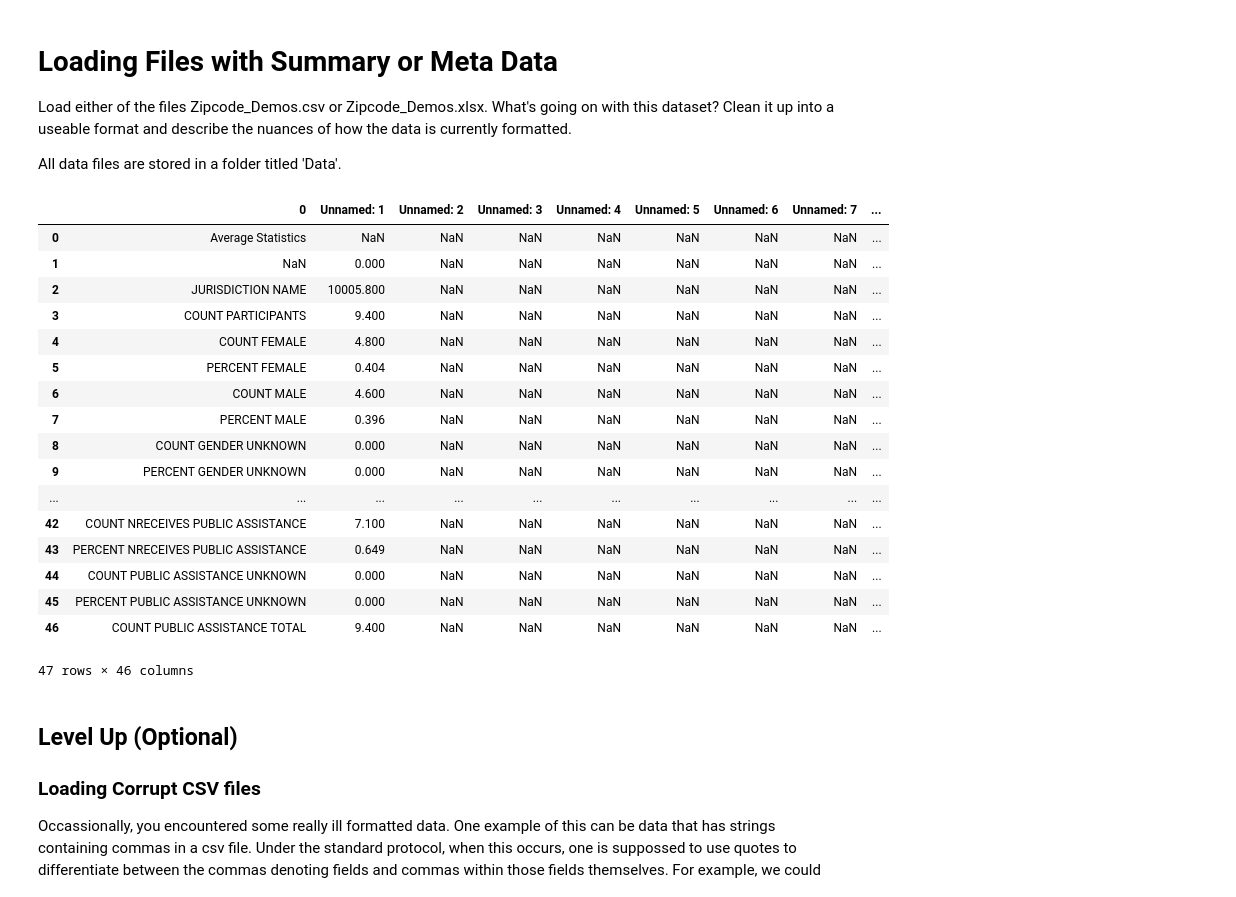
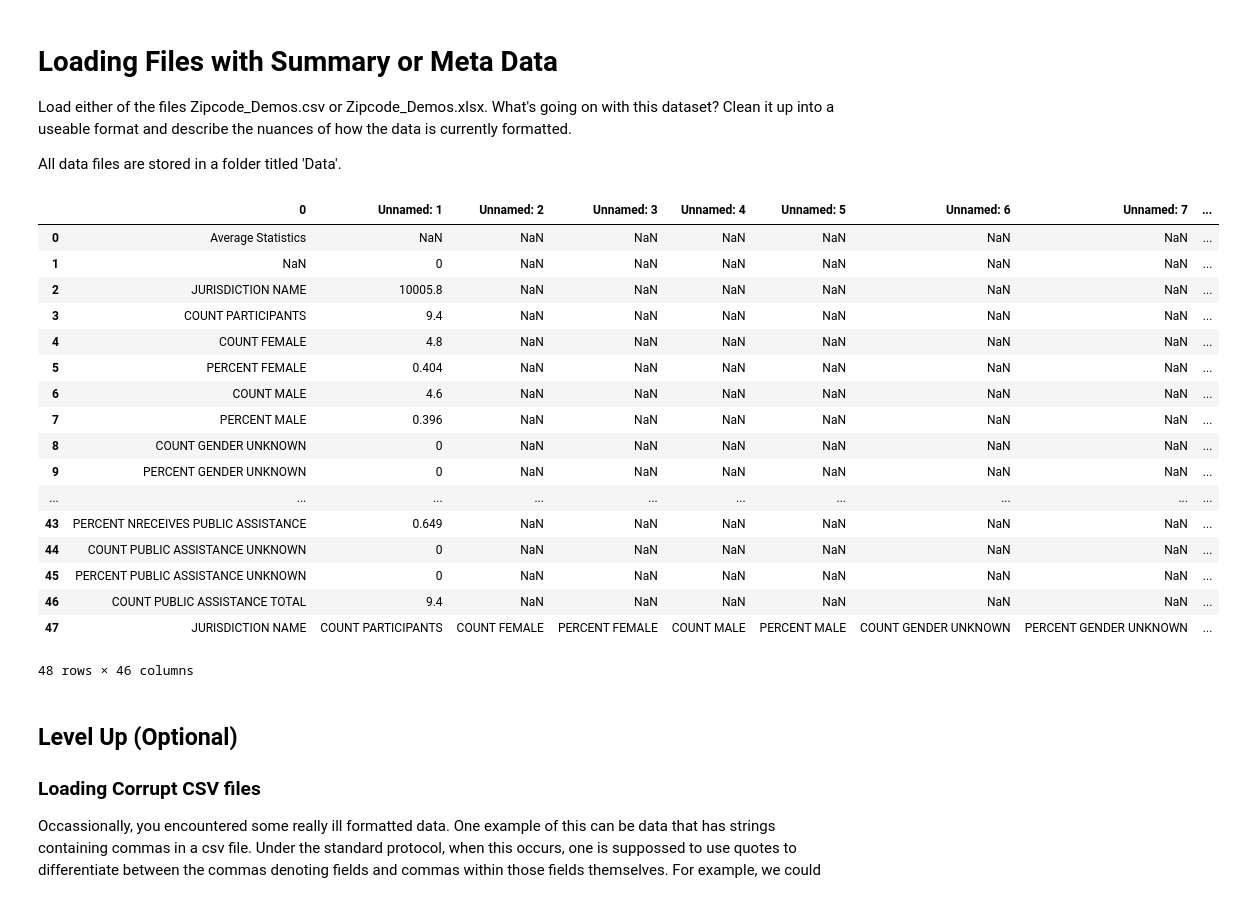
Before and after one commit to worldyne/dsc-1-03-05-importing-data-using-pandas-lab-seattle-ds-career-040119, a Jupyter notebook: index.ipynb, the cells around one changed output. Saved outputs shown, nothing was run; the diff lists cells and outputs as text; code cells hidden in the pictures.

```diff
--- a/index.ipynb
+++ b/index.ipynb
@@ -20,30 +20,30 @@ All data files are stored in a folder titled 'Data'.
 # %%
 #Your code here
 import pandas as pd
 
 df = pd.read_excel('Data/Zipcode_Demos.xlsx', header=48)
 df
-df2 = pd.read_excel('Data/Zipcode_Demos.xlsx',nrows=47)
+df2 = pd.read_excel('Data/Zipcode_Demos.xlsx',nrows=48)
 df2
 # %% [output]
 |  | 0 | Unnamed: 1 | Unnamed: 2 | Unnamed: 3 | Unnamed: 4 | Unnamed: 5 | Unnamed: 6 | Unnamed: 7 | ... |
 | 0 | Average Statistics | NaN | NaN | NaN | NaN | NaN | NaN | NaN | ... |
-| 1 | NaN | 0.000 | NaN | NaN | NaN | NaN | NaN | NaN | ... |
-| 2 | JURISDICTION NAME | 10005.800 | NaN | NaN | NaN | NaN | NaN | NaN | ... |
-| 3 | COUNT PARTICIPANTS | 9.400 | NaN | NaN | NaN | NaN | NaN | NaN | ... |
-| 4 | COUNT FEMALE | 4.800 | NaN | NaN | NaN | NaN | NaN | NaN | ... |
+| 1 | NaN | 0 | NaN | NaN | NaN | NaN | NaN | NaN | ... |
+| 2 | JURISDICTION NAME | 10005.8 | NaN | NaN | NaN | NaN | NaN | NaN | ... |
+| 3 | COUNT PARTICIPANTS | 9.4 | NaN | NaN | NaN | NaN | NaN | NaN | ... |
+| 4 | COUNT FEMALE | 4.8 | NaN | NaN | NaN | NaN | NaN | NaN | ... |
 | 5 | PERCENT FEMALE | 0.404 | NaN | NaN | NaN | NaN | NaN | NaN | ... |
-| 6 | COUNT MALE | 4.600 | NaN | NaN | NaN | NaN | NaN | NaN | ... |
+| 6 | COUNT MALE | 4.6 | NaN | NaN | NaN | NaN | NaN | NaN | ... |
 | 7 | PERCENT MALE | 0.396 | NaN | NaN | NaN | NaN | NaN | NaN | ... |
-| 8 | COUNT GENDER UNKNOWN | 0.000 | NaN | NaN | NaN | NaN | NaN | NaN | ... |
-| 9 | PERCENT GENDER UNKNOWN | 0.000 | NaN | NaN | NaN | NaN | NaN | NaN | ... |
+| 8 | COUNT GENDER UNKNOWN | 0 | NaN | NaN | NaN | NaN | NaN | NaN | ... |
+| 9 | PERCENT GENDER UNKNOWN | 0 | NaN | NaN | NaN | NaN | NaN | NaN | ... |
 | ... | ... | ... | ... | ... | ... | ... | ... | ... | ... |
-| 42 | COUNT NRECEIVES PUBLIC ASSISTANCE | 7.100 | NaN | NaN | NaN | NaN | NaN | NaN | ... |
 | 43 | PERCENT NRECEIVES PUBLIC ASSISTANCE | 0.649 | NaN | NaN | NaN | NaN | NaN | NaN | ... |
-| 44 | COUNT PUBLIC ASSISTANCE UNKNOWN | 0.000 | NaN | NaN | NaN | NaN | NaN | NaN | ... |
-| 45 | PERCENT PUBLIC ASSISTANCE UNKNOWN | 0.000 | NaN | NaN | NaN | NaN | NaN | NaN | ... |
-| 46 | COUNT PUBLIC ASSISTANCE TOTAL | 9.400 | NaN | NaN | NaN | NaN | NaN | NaN | ... |
+| 44 | COUNT PUBLIC ASSISTANCE UNKNOWN | 0 | NaN | NaN | NaN | NaN | NaN | NaN | ... |
+| 45 | PERCENT PUBLIC ASSISTANCE UNKNOWN | 0 | NaN | NaN | NaN | NaN | NaN | NaN | ... |
+| 46 | COUNT PUBLIC ASSISTANCE TOTAL | 9.4 | NaN | NaN | NaN | NaN | NaN | NaN | ... |
+| 47 | JURISDICTION NAME | COUNT PARTICIPANTS | COUNT FEMALE | PERCENT FEMALE | COUNT MALE | PERCENT MALE | COUNT GENDER UNKNOWN | PERCENT GENDER UNKNOWN | ... |
-47 rows × 46 columns
+48 rows × 46 columns
 # %% [markdown]
 ## Level Up (Optional)
 
```
